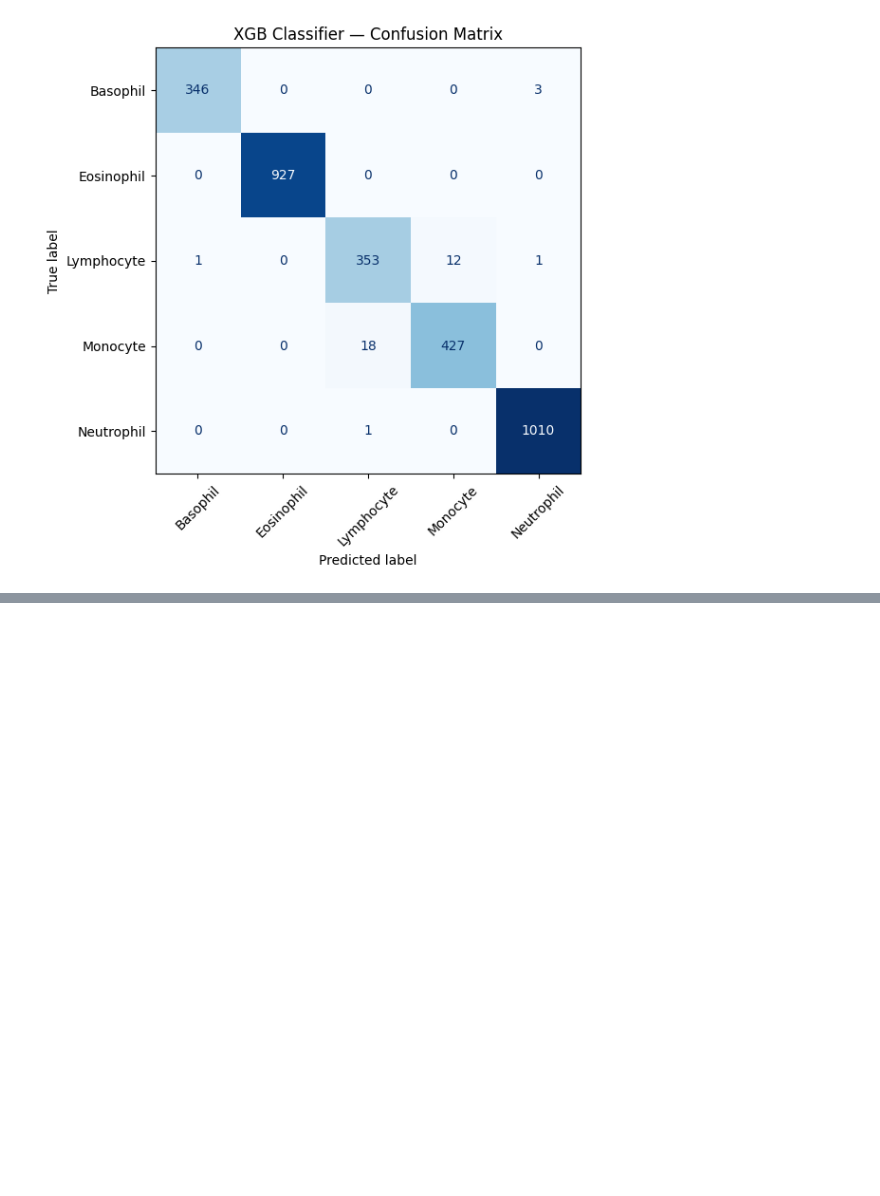
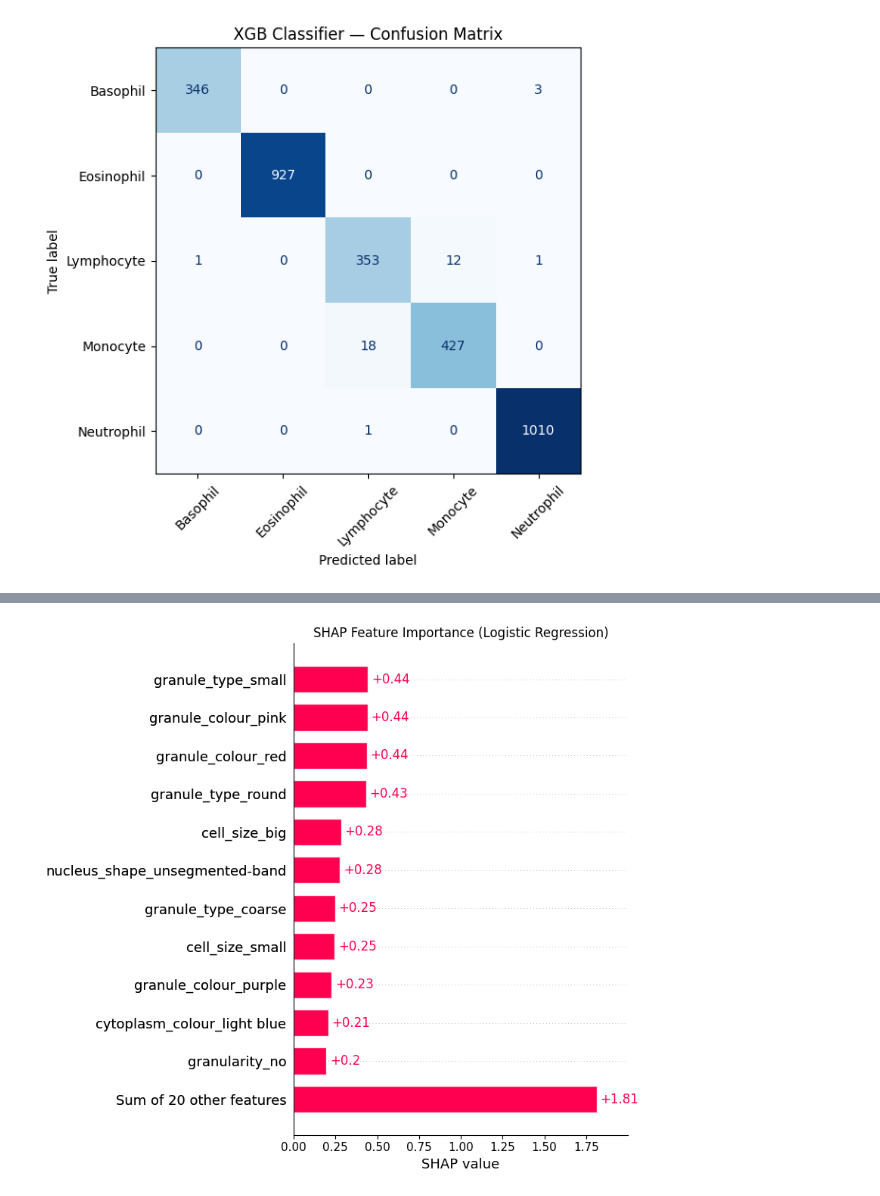
Before and after one commit to mdmohsin212/skill-morph-hw, a Jupyter notebook: Assignment_10.ipynb, the cells around one changed output, grey strips where cells are left out. Drawn from its saved outputs; the diff is of its cells as text; code cells hidden in the pictures; blank space fills up the shorter version.

Commit message:
Complete SHAP analysis

```diff
--- a/Assignment_10.ipynb
+++ b/Assignment_10.ipynb
@@ -376,0 +379,10 @@ highest validation Macro-F1 : 0.9830
+# %%
+lr = models["Logistic Regression"]
+
+explainer = shap.LinearExplainer(lr, X_train_encoded)
+shap_values = explainer(X_test_encoded)
+
+importance = shap.Explanation(
+    values=np.abs(shap_values.values).mean(axis=(0, 2)),
+    feature_names=ohe.get_feature_names_out(X_train.columns)
+)
@@ -376,0 +391,7 @@ highest validation Macro-F1 : 0.9830
+# %%
+shap.plots.bar(importance, max_display=12, show=False)
+plt.title("SHAP Feature Importance (Logistic Regression)")
+plt.tight_layout()
+plt.show()
+# %% [output]
+[figure, added]
```
Also changed, not shown: parts of 6 cells of this notebook, 1 other file.
